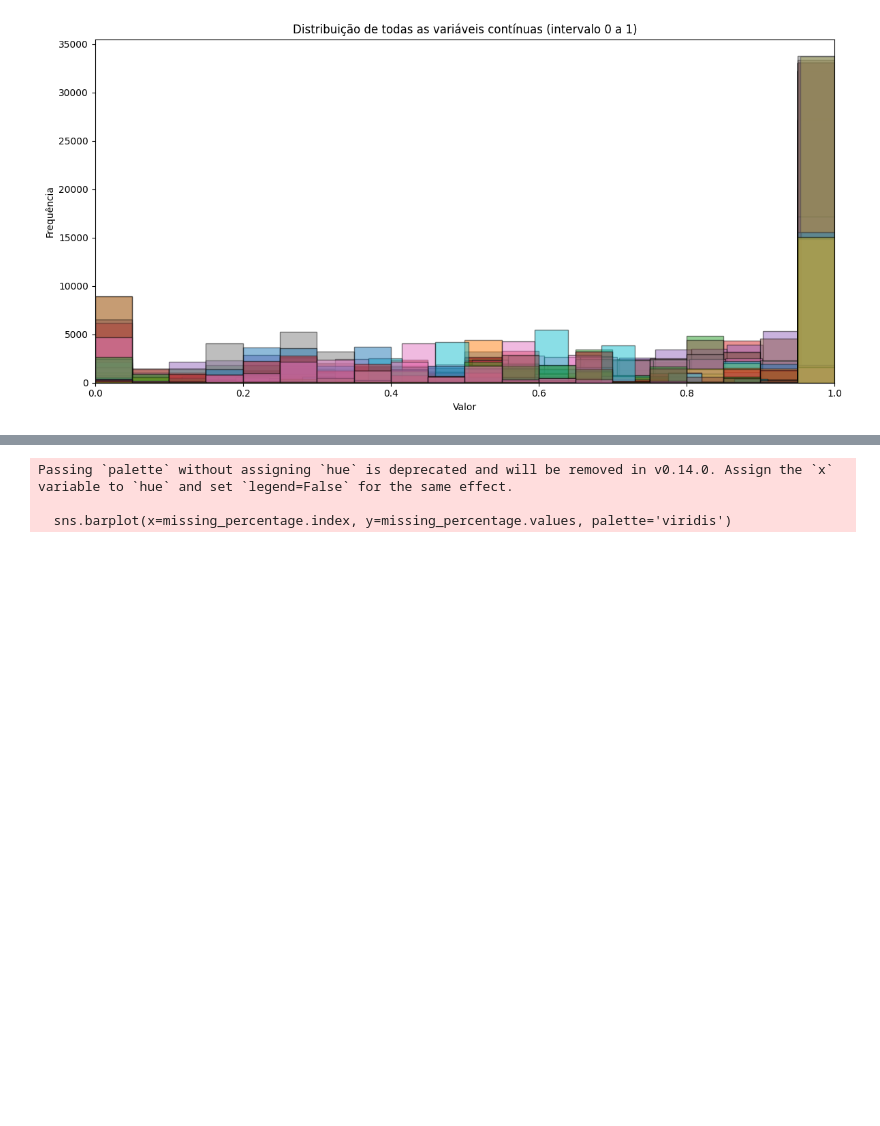
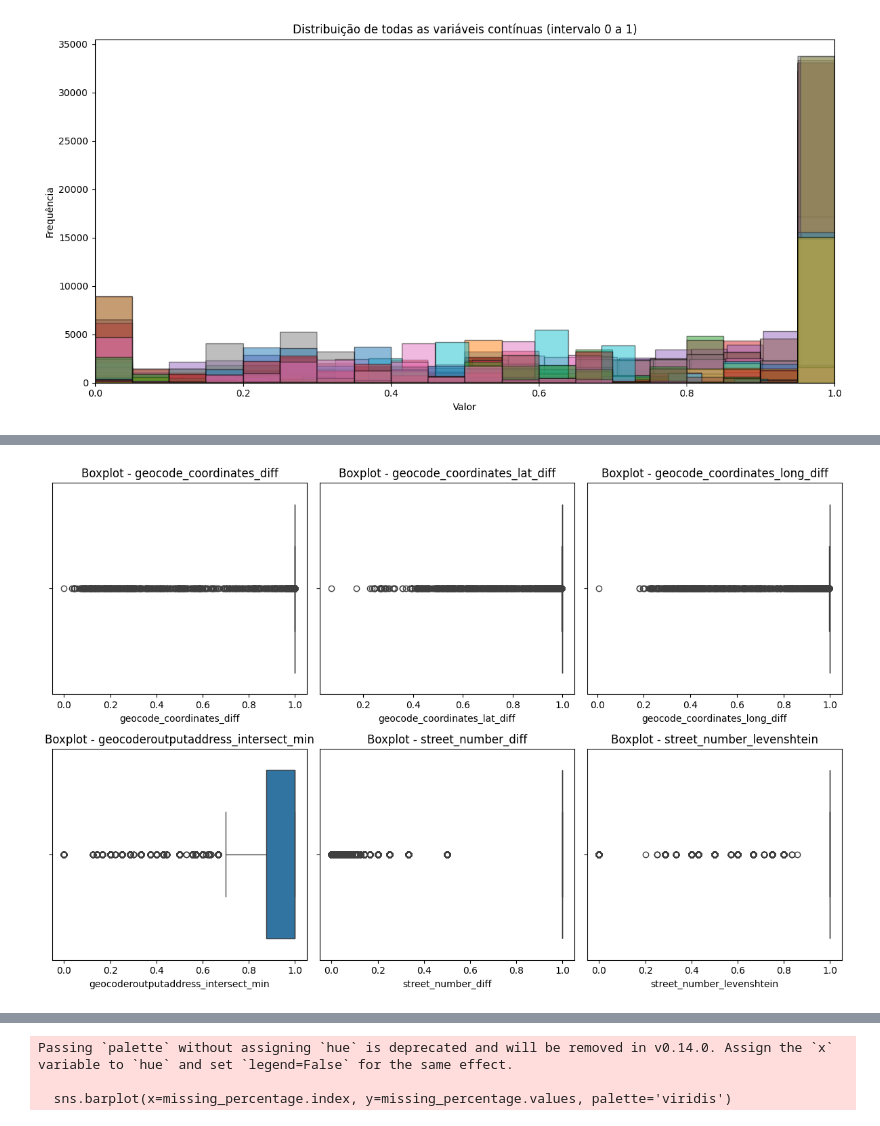
Before and after one commit to ianzin30/IF1014-Mining, a Jupyter notebook: exploratory.ipynb, the cells around one changed output, grey strips where cells are left out. Drawn from its saved outputs; the diff is of its cells as text; code cells hidden in the pictures; blank space fills up the shorter version.

```diff
--- a/exploratory.ipynb
+++ b/exploratory.ipynb
@@ -211,0 +247,27 @@ plt.show()
+# %%
+import matplotlib.pyplot as plt
+import seaborn as sns
+
+# Calculando o número de outliers para cada coluna
+Q1 = nomao_df[num_cols].quantile(0.25)
+Q3 = nomao_df[num_cols].quantile(0.75)
+IQR = Q3 - Q1
+outliers = ((nomao_df[num_cols] < (Q1 - 1.5 * IQR)) | (nomao_df[num_cols] > (Q3 + 1.5 * IQR)))
+
+# Contando o número de outliers por coluna
+outliers_count = outliers.sum()
+
+# Selecionando as 5 colunas com mais outliers
+top_6_outliers = outliers_count.nlargest(6)
+
+# Plotando os boxplots para as 5 colunas com mais outliers
+plt.figure(figsize=(12, 8))
+for i, col in enumerate(top_6_outliers.index):
+    plt.subplot(2, 3, i+1)  # 2 linhas, 3 colunas de subplots
+    sns.boxplot(x=nomao_df[col])
+    plt.title(f'Boxplot - {col}')
+
+plt.tight_layout()
+plt.show()
+# %% [output]
+[figure, added]
```
Also changed, not shown: parts of 20 cells of this notebook.
